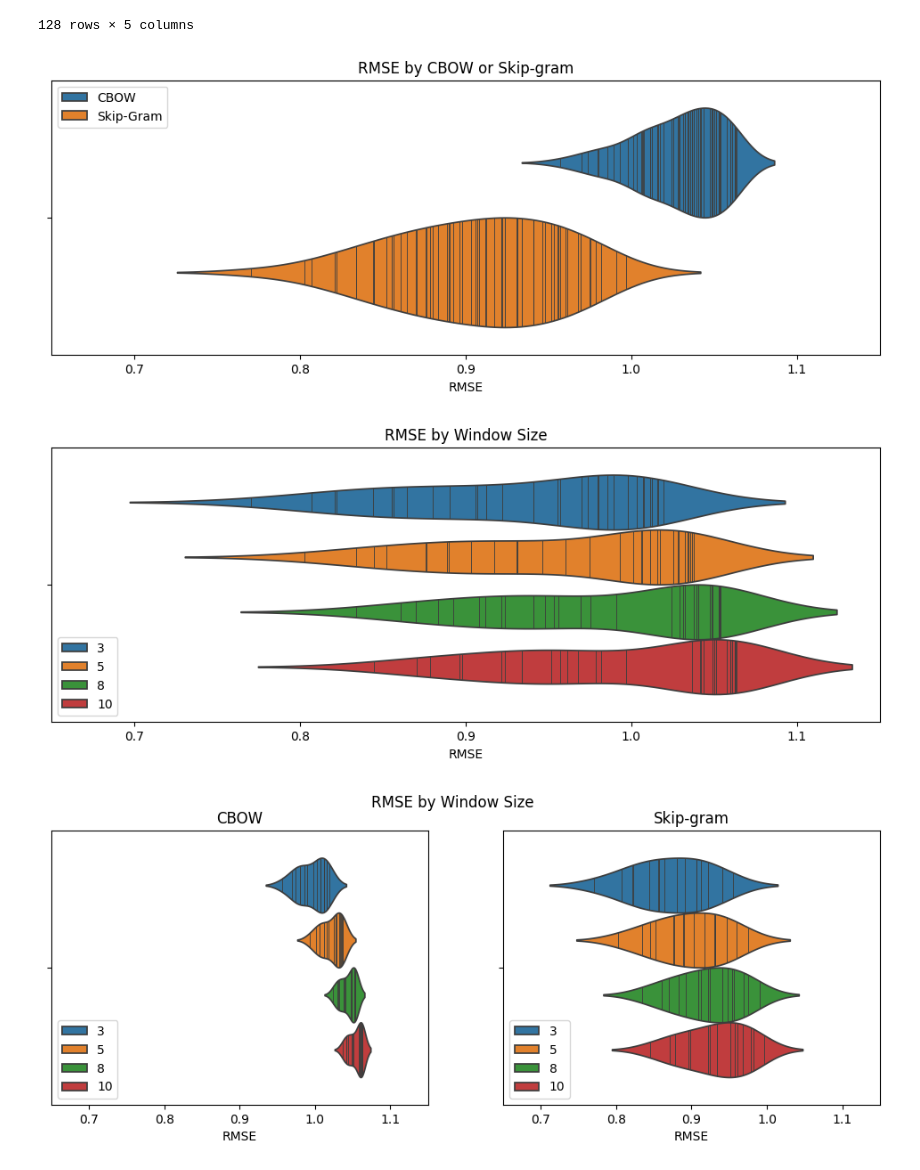
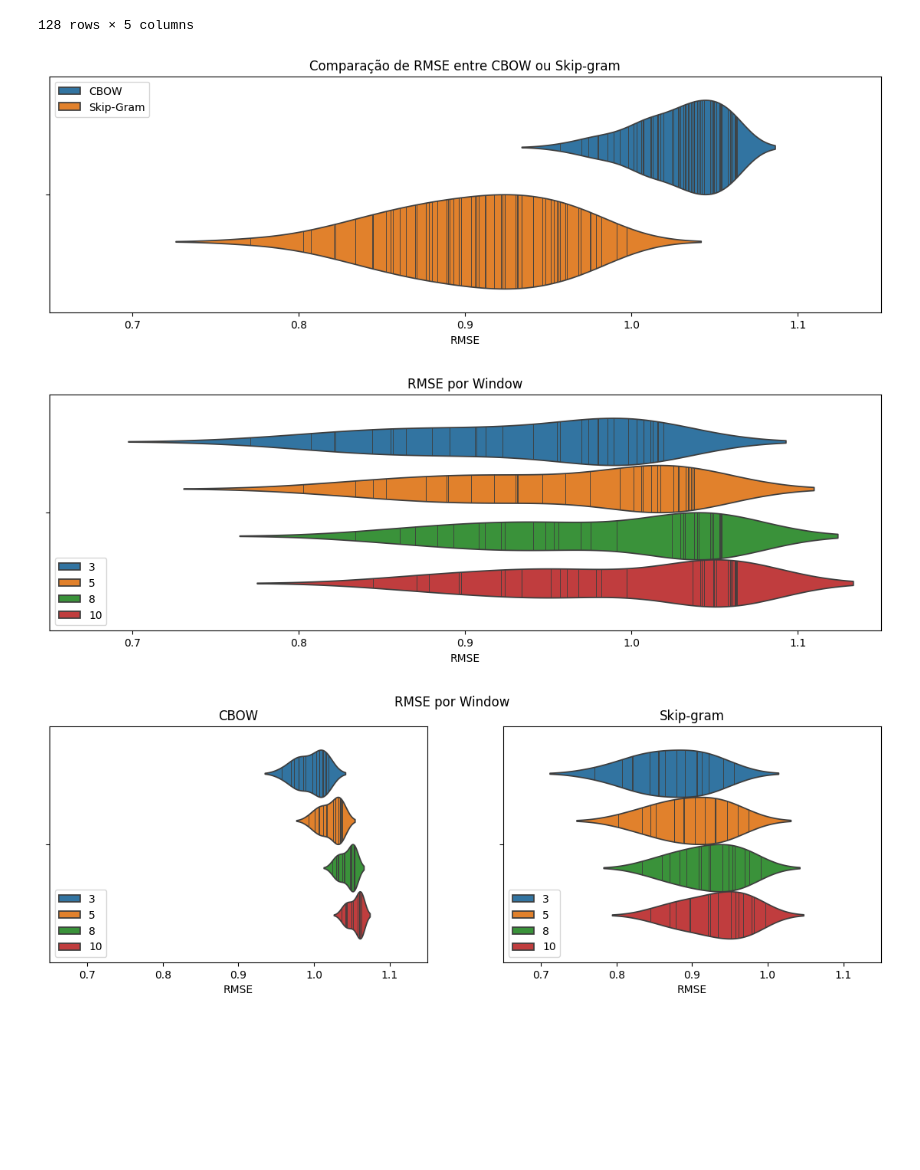
Before and after one commit to vasilva/NLP-word2vec, a Jupyter notebook: Results.ipynb, the cells around one changed output. Cells and saved outputs as stored; diff of their text form; code cells hidden in the pictures; blank space fills up the shorter version.

Commit message:
results

```diff
--- a/Results.ipynb
+++ b/Results.ipynb
@@ -21,50 +21,76 @@ results
 | 127 | 50 | 8 | 8 | Skip-Gram | 0.860637 |
 128 rows × 5 columns
 # %%
-cbow_data = results[results['CBOW or Skip-gram'] == 'CBOW']
-skipgram_data = results[results['CBOW or Skip-gram'] == 'Skip-Gram']
-figsize = (12, 4)
+cbow_data = results[results["CBOW or Skip-gram"] == "CBOW"]
+skipgram_data = results[results["CBOW or Skip-gram"] == "Skip-Gram"]
+figsize = (14, 4)
 xlim = (0.65, 1.15)
-palette = 'tab10'
+palette = "tab10"
 # %%
 plt.figure(figsize=figsize)
-sns.violinplot(results, x="RMSE", hue="CBOW or Skip-gram", inner="stick", palette=palette)
+sns.violinplot(
+    results,
+    x="RMSE",
+    hue="CBOW or Skip-gram",
+    inner="stick",
+    palette=palette,
+)
 plt.xlabel("RMSE")
-plt.title("RMSE by CBOW or Skip-gram")
+plt.title("Comparação de RMSE entre CBOW ou Skip-gram")
 plt.legend(loc="upper left")
 plt.xlim(xlim)
 plt.show()
 # %% [output]
-[figure, old version]
+[figure, new version]
 # %%
 plt.figure(figsize=figsize)
-sns.violinplot(results, x="RMSE", hue="Window", inner="stick", palette='tab10')
+sns.violinplot(
+    results,
+    x="RMSE",
+    hue="Window",
+    inner="stick",
+    palette=palette,
+)
 plt.xlabel("RMSE")
-plt.title("RMSE by Window Size")
+plt.title("RMSE por Window")
 plt.legend(loc="lower left")
 plt.xlim(xlim)
 plt.show()
 # %% [output]
-[figure, old version]
+[figure, new version]
 # %%
 fig, (ax1, ax2) = plt.subplots(1, 2)
-fig.suptitle('RMSE by Window Size')
+fig.suptitle("RMSE por Window")
 fig.set_size_inches(figsize)
 
-sns.violinplot(cbow_data, x="RMSE", hue="Window", inner="stick",palette=palette, ax=ax1)
-ax1.set_title('CBOW')
+sns.violinplot(
+    cbow_data,
+    x="RMSE",
+    hue="Window",
+    inner="stick",
+    palette=palette,
+    ax=ax1,
+)
+ax1.set_title("CBOW")
 ax1.set_xlabel("RMSE")
 ax1.set_xlim(xlim)
 ax1.legend(loc="lower left")
 
-sns.violinplot(skipgram_data, x="RMSE", hue="Window", inner="stick",palette=palette, ax=ax2)
-ax2.set_title('Skip-gram')
+sns.violinplot(
+    skipgram_data,
+    x="RMSE",
+    hue="Window",
+    inner="stick",
+    palette=palette,
+    ax=ax2,
+)
+ax2.set_title("Skip-gram")
 ax2.set_xlabel("RMSE")
 ax2.set_xlim(xlim)
 ax2.legend(loc="lower left")
 
 plt.show()
 # %% [output]
-[figure, old version]
+[figure, new version]
 # %%
 plt.figure(figsize=figsize)
```
Also changed, not shown: parts of 7 cells of this notebook.
